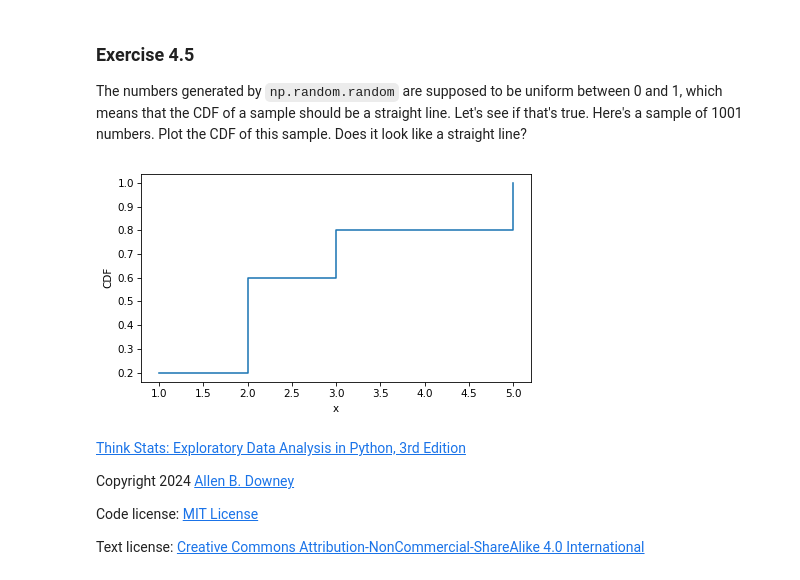
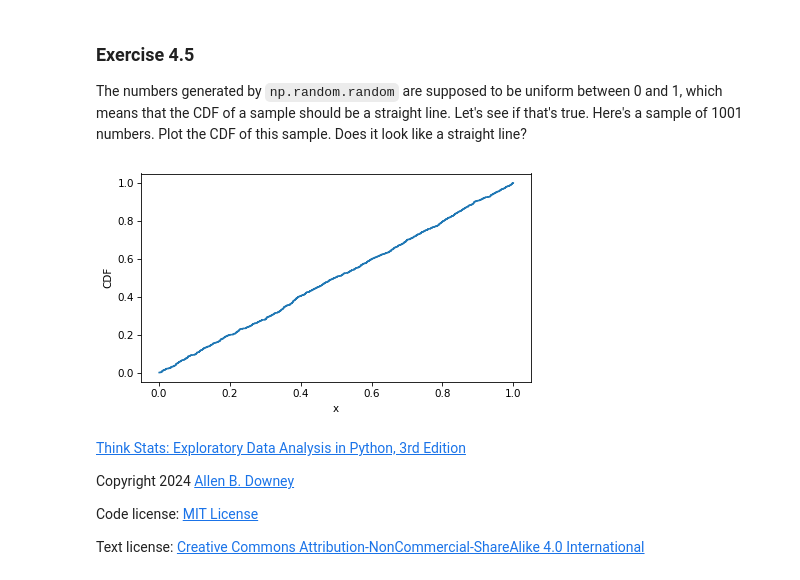
Before and after one commit to apriltaoyvr/think-stats, a Jupyter notebook: nb/chap04.ipynb, the cells around one changed output. Saved outputs shown, nothing was run; the diff lists cells and outputs as text; code cells hidden in the pictures.

```diff
--- a/nb/chap04.ipynb
+++ b/nb/chap04.ipynb
@@ -769,10 +769,10 @@ t = np.random.random(1001)
 # %%
 cdf_t = Cdf.from_seq(t)
 # %%
-cdf.step()
+cdf_t.step()
 decorate(xlabel="x", ylabel="CDF")
 # %% [output]
-[figure, old version]
+[figure, new version]
 # %% [markdown]
 [Think Stats: Exploratory Data Analysis in Python, 3rd Edition](https://allendowney.github.io/ThinkStats/index.html)
 
```
